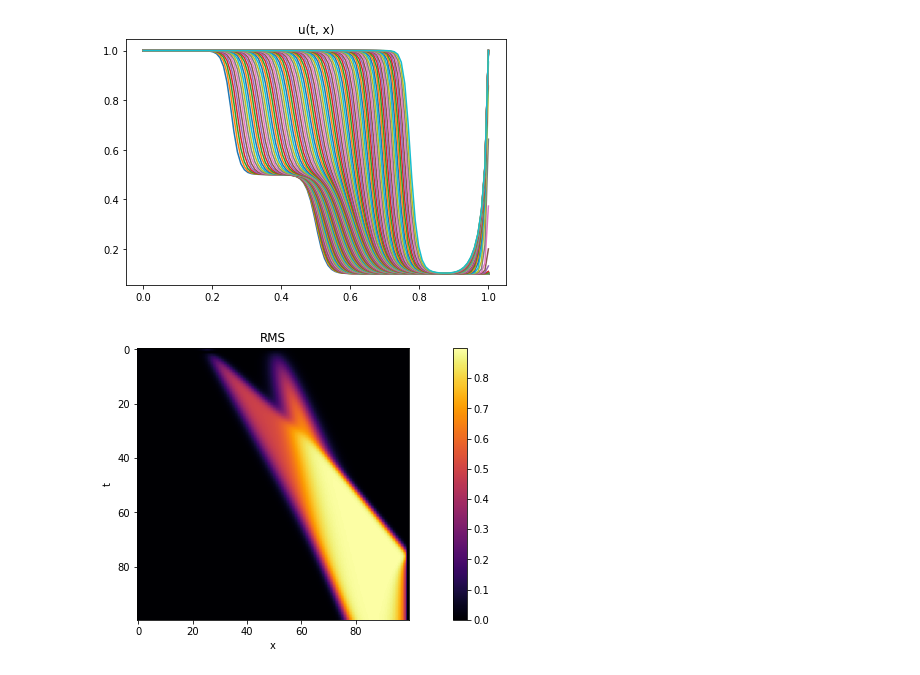
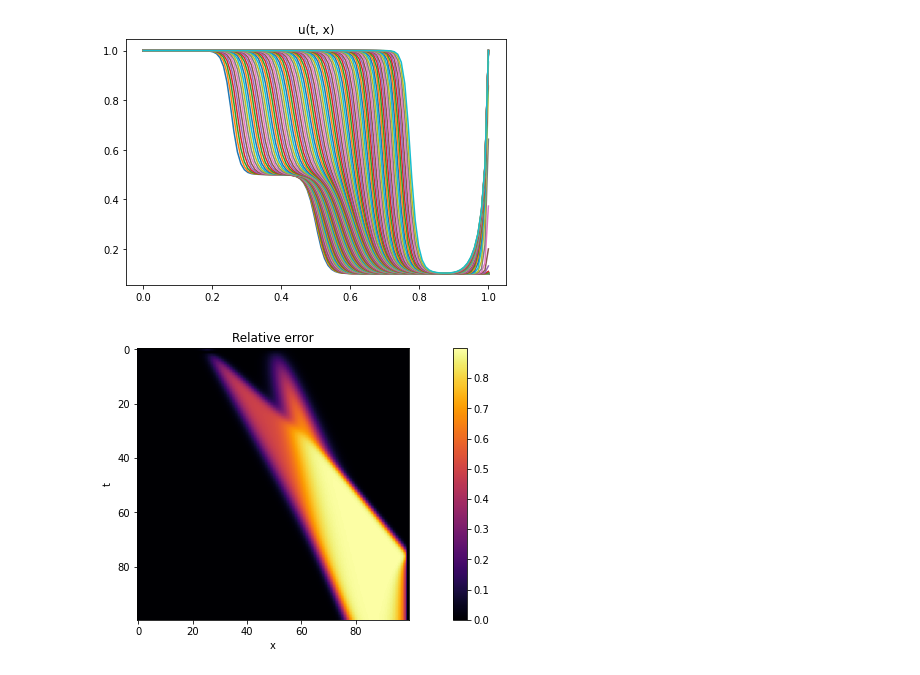
Before and after one commit to vdesgrange/closure-model, a Jupyter notebook: experiments/burgers_equation_analytical_experiments.ipynb, the cells around one changed output. Saved outputs shown, nothing was run; the diff lists cells and outputs as text; code cells hidden in the pictures.

```diff
--- a/experiments/burgers_equation_analytical_experiments.ipynb
+++ b/experiments/burgers_equation_analytical_experiments.ipynb
@@ -80,6 +80,6 @@ def relative_err(t_max, t_min, x_max, x_min, t_n, x_n, nu, debug=True):
     return rms
 # %%
 err = relative_err(t_max, t_min, x_max, x_min, 100, 100, 0.003, debug=False)
-show_state(err, 'RMS')
+show_state(err, 'Relative error')
 # %% [output]
-[figure, old version]
+[figure, new version]
```
Also changed, not shown: 2 other files.
